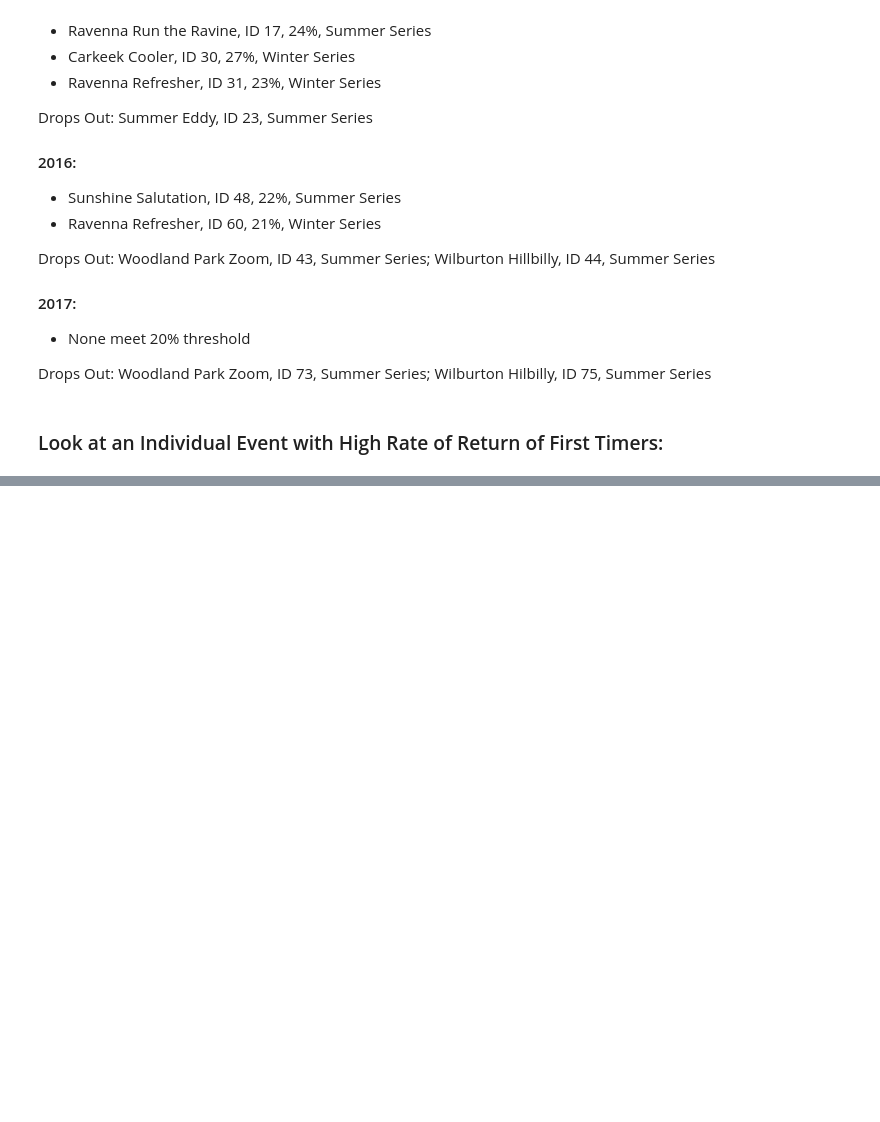
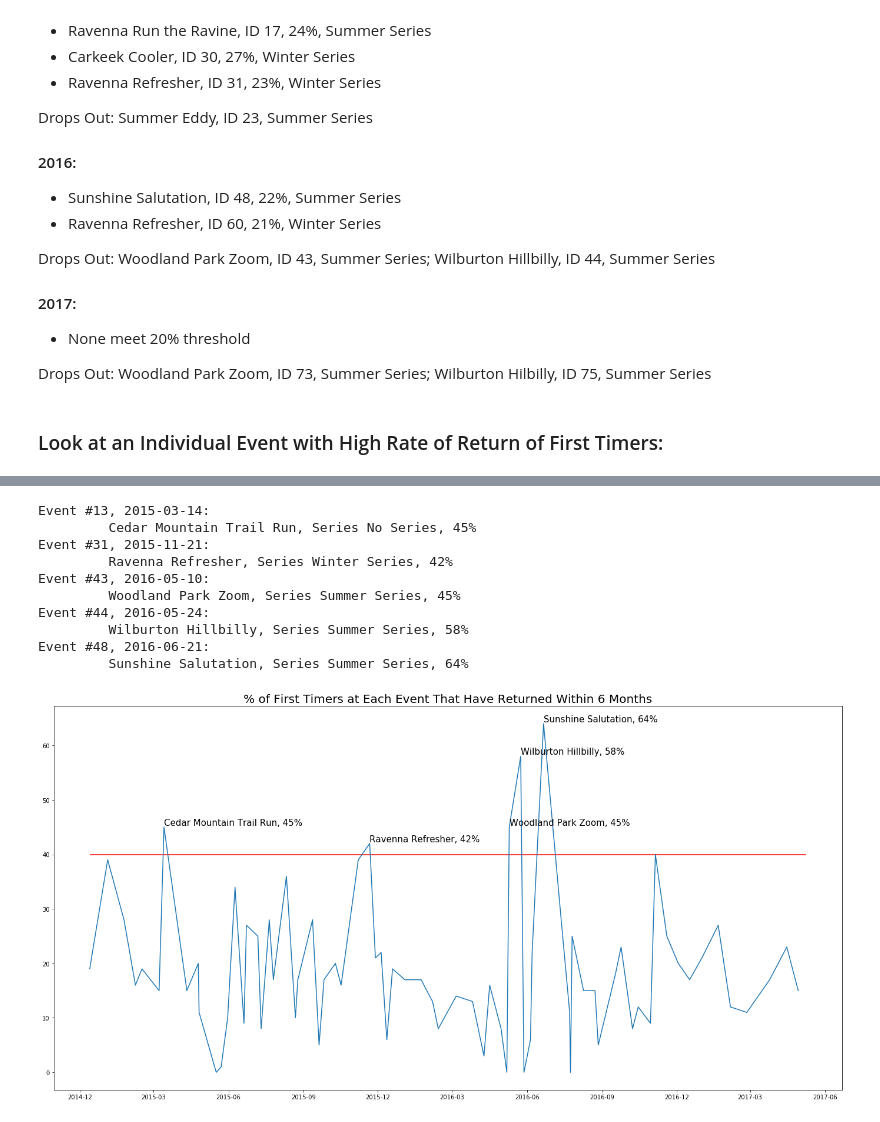
Before and after one commit to gcnuss/trailrun_participation, a Jupyter notebook: notebooks/Attendance_EDA.ipynb, the cells around one changed output, grey strips where cells are left out. Saved outputs shown, nothing was run; the diff lists cells and outputs as text; code cells hidden in the pictures; blank space fills up the shorter version.

```diff
--- a/notebooks/Attendance_EDA.ipynb
+++ b/notebooks/Attendance_EDA.ipynb
@@ -438,0 +477,14 @@ plot_single_event_future_repeats([43, 44, 48, 60])
+# %%
+plot_percent_returners('under', events_df, 40)
+# %% [output]
+Event #13, 2015-03-14:
+         Cedar Mountain Trail Run, Series No Series, 45%
+Event #31, 2015-11-21:
+         Ravenna Refresher, Series Winter Series, 42%
+Event #43, 2016-05-10:
+         Woodland Park Zoom, Series Summer Series, 45%
+Event #44, 2016-05-24:
+         Wilburton Hillbilly, Series Summer Series, 58%
+Event #48, 2016-06-21:
+         Sunshine Salutation, Series Summer Series, 64%
+[figure, added]
```
Also changed, not shown: parts of 19 cells of this notebook.
